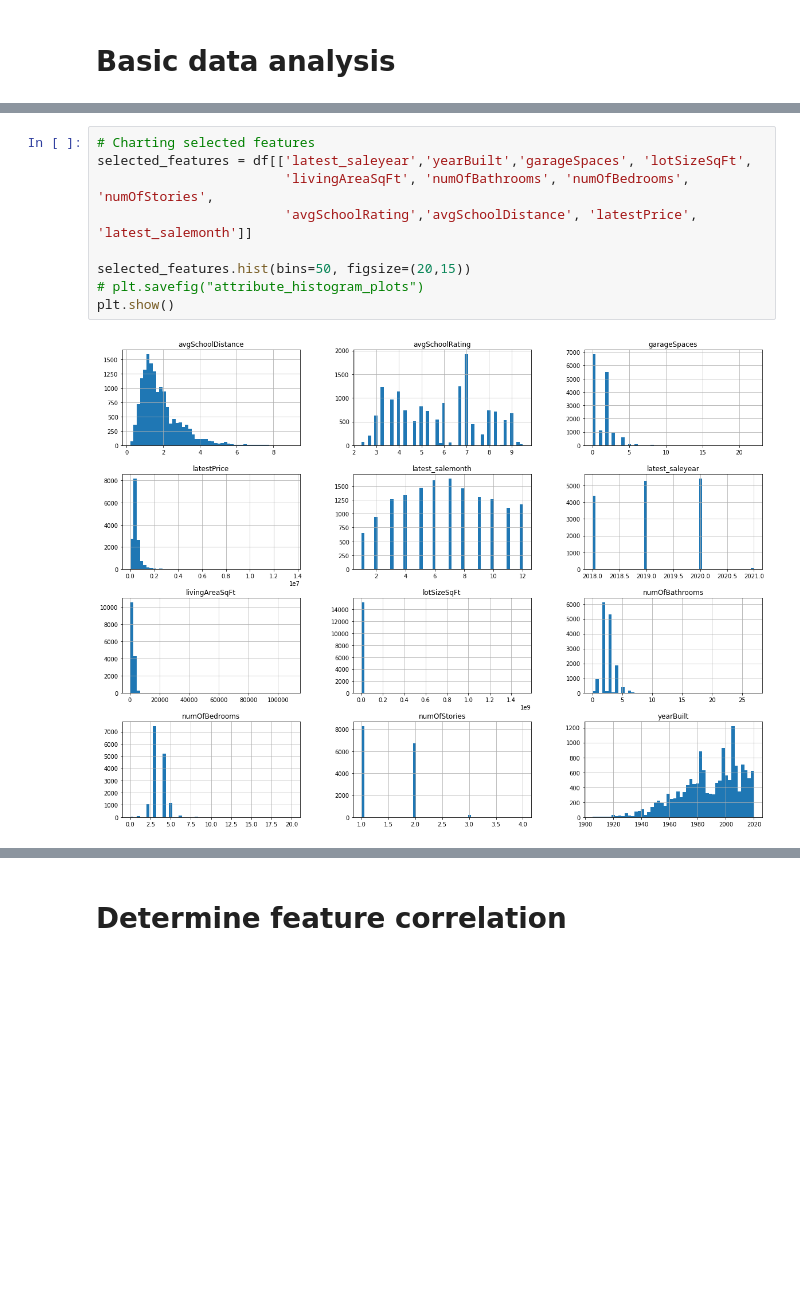
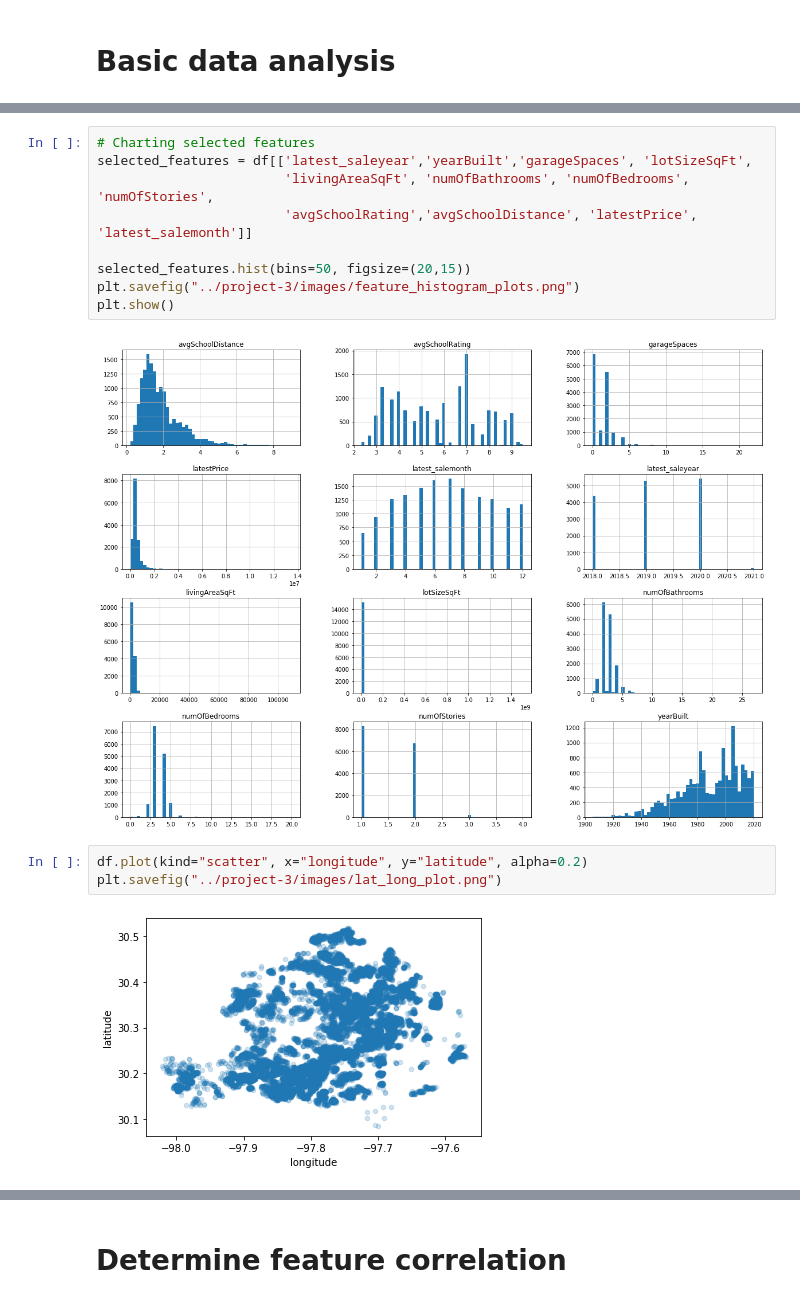
Before and after one commit to kflores56/project-3, a Jupyter notebook: model_3.ipynb, the cells around one changed output, grey strips where cells are left out. Drawn from its saved outputs; the diff is of its cells as text; blank space fills up the shorter version.

Commit message:
added images

```diff
--- a/model_3.ipynb
+++ b/model_3.ipynb
@@ -78,7 +78,12 @@ selected_features = df[['latest_saleyear','yearBuilt','garageSpaces', 'lotSizeSq
                         'avgSchoolRating','avgSchoolDistance', 'latestPrice', 'latest_salemonth']]
 
 selected_features.hist(bins=50, figsize=(20,15))
-# plt.savefig("attribute_histogram_plots")
+plt.savefig("../project-3/images/feature_histogram_plots.png")
 plt.show()
 # %% [output]
 [figure]
+# %%
+df.plot(kind="scatter", x="longitude", y="latitude", alpha=0.2)
+plt.savefig("../project-3/images/lat_long_plot.png")
+# %% [output]
+[figure, added]
```
Also changed, not shown: parts of 3 cells of this notebook, 5 other files.
